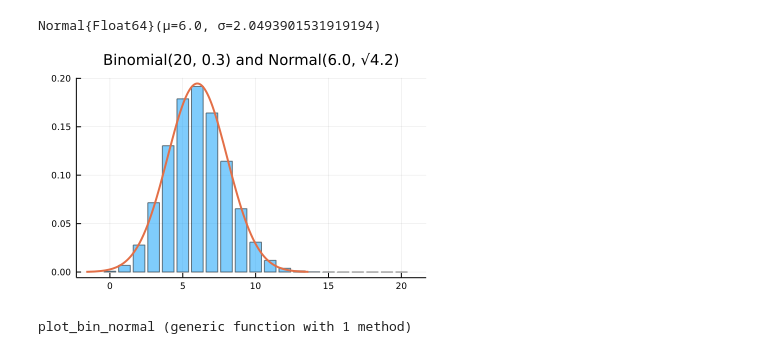
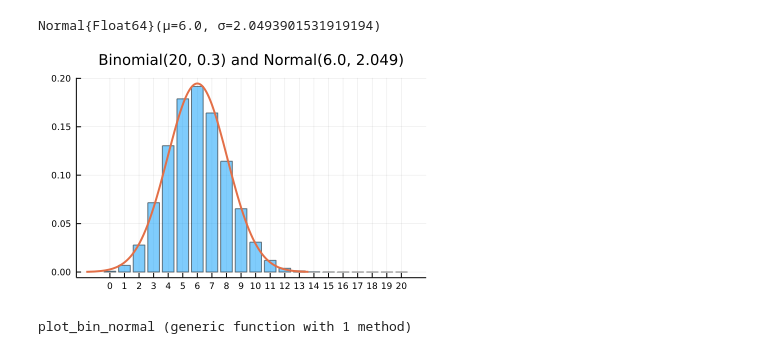
Before and after one commit to genkuroki/HighSchoolMath, a Jupyter notebook: StatIntro.ipynb, the cells around one changed output. Saved outputs shown, nothing was run; the diff lists cells and outputs as text; code cells hidden in the pictures.

```diff
--- a/StatIntro.ipynb
+++ b/StatIntro.ipynb
@@ -583,10 +629,11 @@ Normal{Float64}(μ=6.0, σ=2.0493901531919194)
 # %%
 # 二項分布と正規分布を重ねて作画
 bar(support(bin), x -> pdf(bin, x); alpha=0.5, label="")
 plot!(normal; label="", lw=2)
-title!("Binomial($n, $p) and Normal($μ, √$(round(σ²; digits=3)))")
+title!("Binomial($n, $p) and Normal$(round.(params(normal); digits=3))")
+plot!(xtick=support(bin))
 # %% [output]
-[figure, old version]
+[figure, new version]
 # %%
 # 以上の手続きを函数化
 function plot_bin_normal(n, p; xlim=nothing, kwargs...)
```
Also changed, not shown: parts of 27 cells of this notebook, 2 other files.
